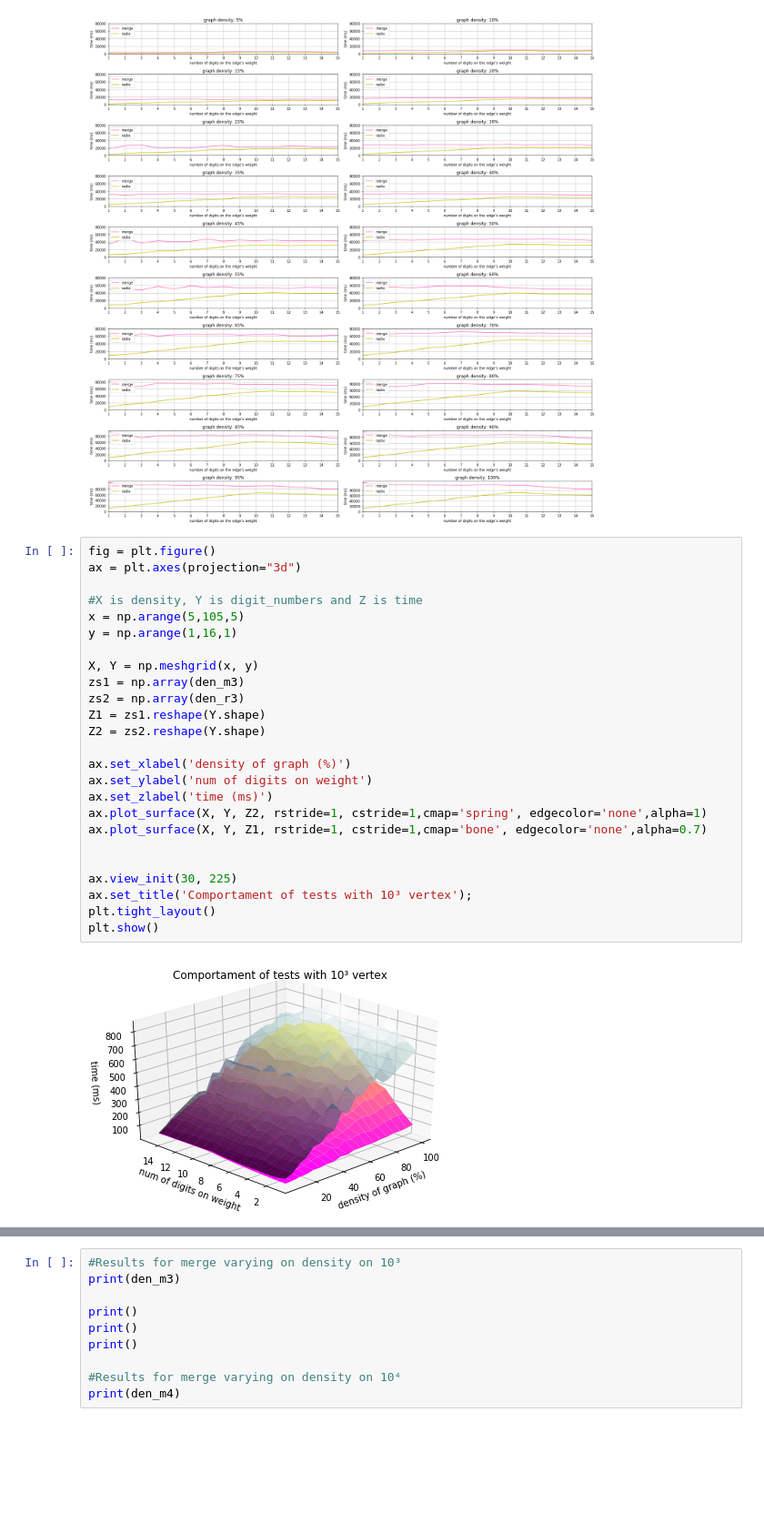
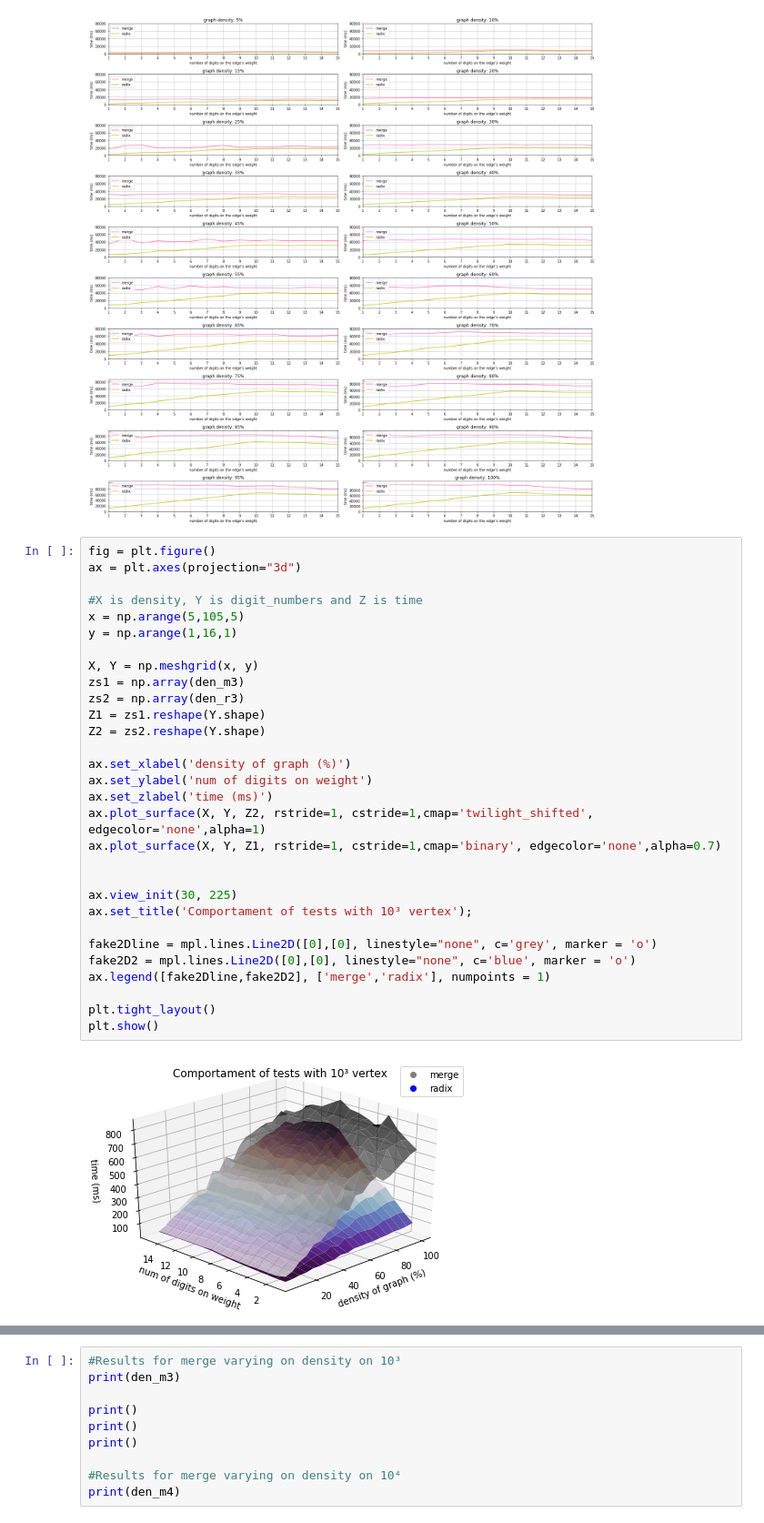
Before and after one commit to tannus/kruskal_radix, a Jupyter notebook: results/final_results/graphic_plots.ipynb, the cells around one changed output, grey strips where cells are left out. Shown at 91% size. Saved outputs shown, nothing was run; the diff lists cells and outputs as text; blank space fills up the shorter version.

Commit message:
adding legends to 3d plots

```diff
--- a/results/final_results/graphic_plots.ipynb
+++ b/results/final_results/graphic_plots.ipynb
@@ -199,30 +200,35 @@ plt.show()
 # %%
 fig = plt.figure()
 ax = plt.axes(projection="3d")
 
 #X is density, Y is digit_numbers and Z is time
 x = np.arange(5,105,5)
 y = np.arange(1,16,1)
 
 X, Y = np.meshgrid(x, y)
 zs1 = np.array(den_m3)
 zs2 = np.array(den_r3)
 Z1 = zs1.reshape(Y.shape)
 Z2 = zs2.reshape(Y.shape)
 
 ax.set_xlabel('density of graph (%)')
 ax.set_ylabel('num of digits on weight')
 ax.set_zlabel('time (ms)')
-ax.plot_surface(X, Y, Z2, rstride=1, cstride=1,cmap='spring', edgecolor='none',alpha=1)
-ax.plot_surface(X, Y, Z1, rstride=1, cstride=1,cmap='bone', edgecolor='none',alpha=0.7)
+ax.plot_surface(X, Y, Z2, rstride=1, cstride=1,cmap='twilight_shifted', edgecolor='none',alpha=1)
+ax.plot_surface(X, Y, Z1, rstride=1, cstride=1,cmap='binary', edgecolor='none',alpha=0.7)
 
 
 ax.view_init(30, 225)
 ax.set_title('Comportament of tests with 10³ vertex');
+
+fake2Dline = mpl.lines.Line2D([0],[0], linestyle="none", c='grey', marker = 'o')
+fake2D2 = mpl.lines.Line2D([0],[0], linestyle="none", c='blue', marker = 'o')
+ax.legend([fake2Dline,fake2D2], ['merge','radix'], numpoints = 1)
+
 plt.tight_layout()
 plt.show()
 # %% [output]
-[figure, old version]
+[figure, new version]
 # %%
 fig = plt.figure()
 ax = plt.axes(projection="3d")
```
Also changed, not shown: parts of 2 cells of this notebook.
